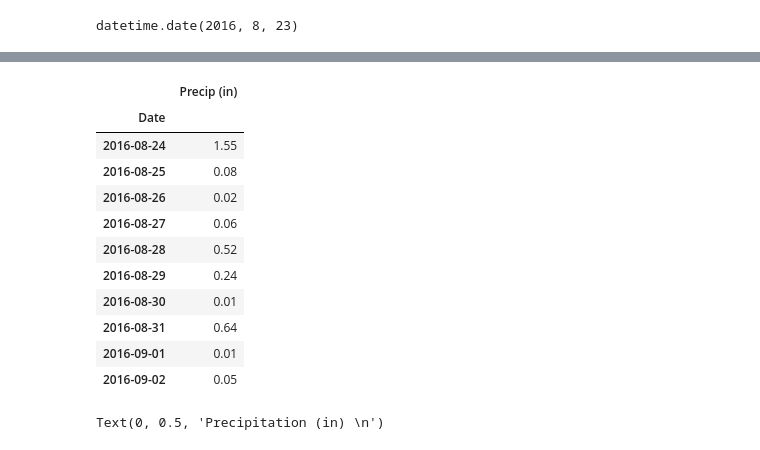
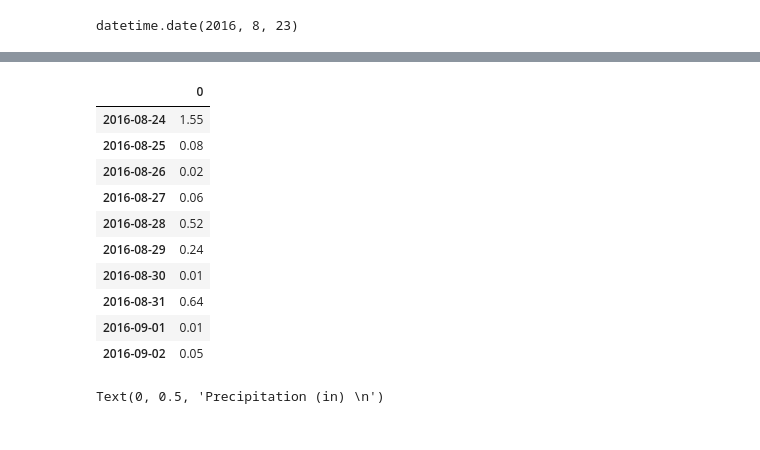
Before and after one commit to KLacerda08/sqlalchemy-challenge, a Jupyter notebook: climate_w_code_for_flask.ipynb, the cells around one changed output, grey strips where cells are left out. Saved outputs shown, nothing was run; the diff lists cells and outputs as text; code cells hidden in the pictures.

```diff
--- a/climate_w_code_for_flask.ipynb
+++ b/climate_w_code_for_flask.ipynb
@@ -127,21 +127,20 @@ last_year
  ('2017-08-22', 0.16666666666666666),
  ('2017-08-23', 0.1325)]
 # %%
-#get values into lists. round precipitation daily averages
-prcp = [round(row[1], 2) for row in last_year[:]]
-dates = [row[0] for row in last_year[:]]
+# #get values into lists. round precipitation daily averages
+# prcp = [round(row[1], 2) for row in last_year[:]]
+# dates = [row[0] for row in last_year[:]]
 
-# Save the query results as a Pandas DataFrame and set the index to the date column
-prcp_df = pd.DataFrame(prcp, dates)
-prcp_df.index.name = "Date"
-prcp_df.columns = ["Precip (in)"]
+# # Save the query results as a Pandas DataFrame and set the index to the date column
+# prcp_df = pd.DataFrame(prcp, dates)
+# prcp_df.index.name = "Date"
+# prcp_df.columns = ["Precip (in)"]
 
-# Sort the dataframe by date (although it already looks to be sorted by date)
-prcp_df = prcp_df.sort_index(ascending=True)
-prcp_df.head(10)
+# # Sort the dataframe by date (although it already looks to be sorted by date)
+# prcp_df = prcp_df.sort_index(ascending=True)
+# prcp_df.head(10)
 # %% [output]
-|  | Precip (in) |
-| Date |  |
+|  | 0 |
 | 2016-08-24 | 1.55 |
 | 2016-08-25 | 0.08 |
 | 2016-08-26 | 0.02 |
```
Also changed, not shown: 5 other files.
